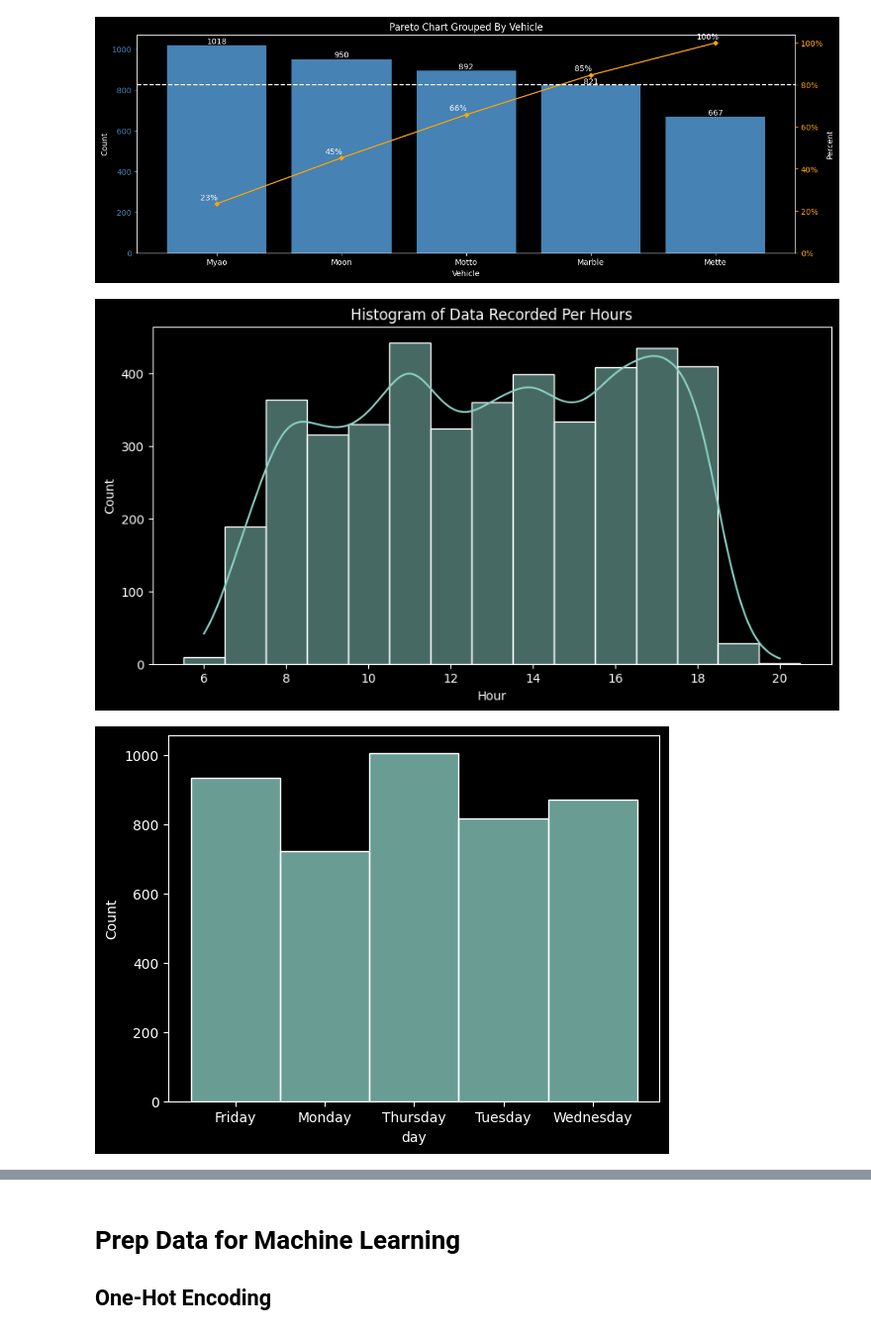
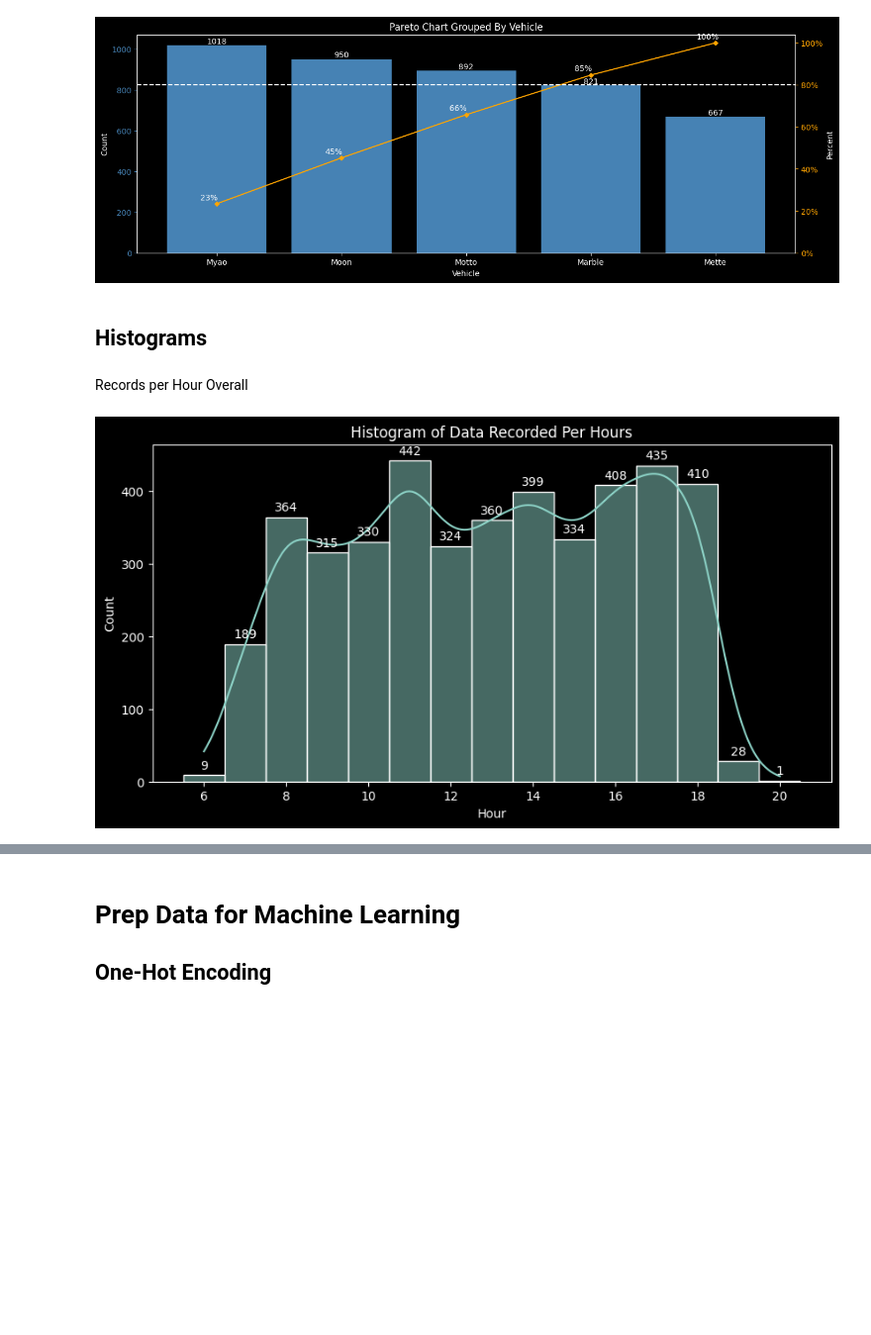
Before and after one commit to jrosilam/MayMobility_TakeHome, a Jupyter notebook: takehome_test.ipynb, the cells around one changed output, grey strips where cells are left out. Shown at 99% size. Saved outputs shown, nothing was run; the diff lists cells and outputs as text; code cells hidden in the pictures; blank space fills up the shorter version.

```diff
--- a/takehome_test.ipynb
+++ b/takehome_test.ipynb
@@ -250,3 +254,6 @@ dtype: object
+# %%
+# add Months for QoL
+ridership_df.insert(ridership_df.columns.get_loc("name"),"month",ridership_df["timestamp"].dt.month_name().astype("category"))
 # %%
 # add days of the week for QoL
 day_number = ridership_df["timestamp"].dt.weekday
@@ -278,0 +277,8 @@ ridership_df.head()
+# %%
+# order days and months for categorical data
+months_ordered = ['January', 'February', 'March', 'April', 'May', 'June', 'July', 'August', 'September', 'October', 'November', 'December']
+days_ordered = ['Monday', 'Tuesday', 'Wednesday', 'Thursday', 'Friday', 'Saturday', 'Sunday']
+
+ridership_df["month"] = pd.Categorical(ridership_df["month"], categories=months_ordered, ordered=True)
+ridership_df["day"]   = pd.Categorical(ridership_df["day"], categories=days_ordered, ordered=True)
+ridership_df["hour"]  = pd.Categorical(ridership_df["hour"], ordered=True)
@@ -758,20 +817,27 @@ df_grouped_vehicle = group_count(ridership_df_clean,"vehicle")
 pareto_chart(df_grouped_vehicle)
 # %% [output]
 [figure]
+# %% [markdown]
+## Histograms
+# %% [markdown]
+Records per Hour Overall
 # %%
+# plot records per hour
 fig, ax = plt.subplots(figsize=(10,5))
 
 sns.histplot(data=ridership_df_clean, x="hour", kde=True)
 ax.set_xlabel("Hour")
 ax.set_ylabel("Count")
 ax.set_title("Histogram of Data Recorded Per Hours")
+
+# annotate barchart
+for bar in ax.patches:
+    ax.annotate(format(bar.get_height(), '.0f'),
+        (bar.get_x() + bar.get_width() / 2,
+            bar.get_height()), ha='center', va='center',
+            size=10, xytext=(0, 8),
+            textcoords='offset points')
+
 plt.show()
-
-sns.histplot(data=ridership_df_clean, x="day")
-ax.set_xlabel("Day")
-ax.set_ylabel("Count")
-ax.set_title("Histogram of Data Recorded Per Day")
-plt.show()
 # %% [output]
-[figure, old version]
+[figure, new version]
-[figure, removed]
```
Also changed, not shown: parts of 42 cells of this notebook.
